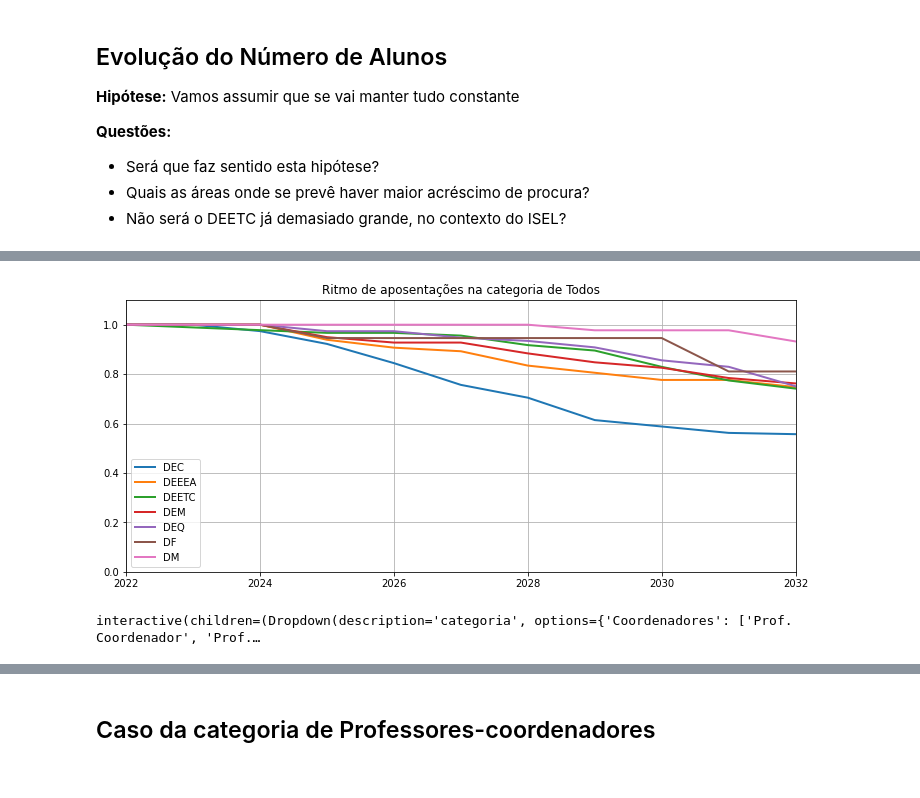
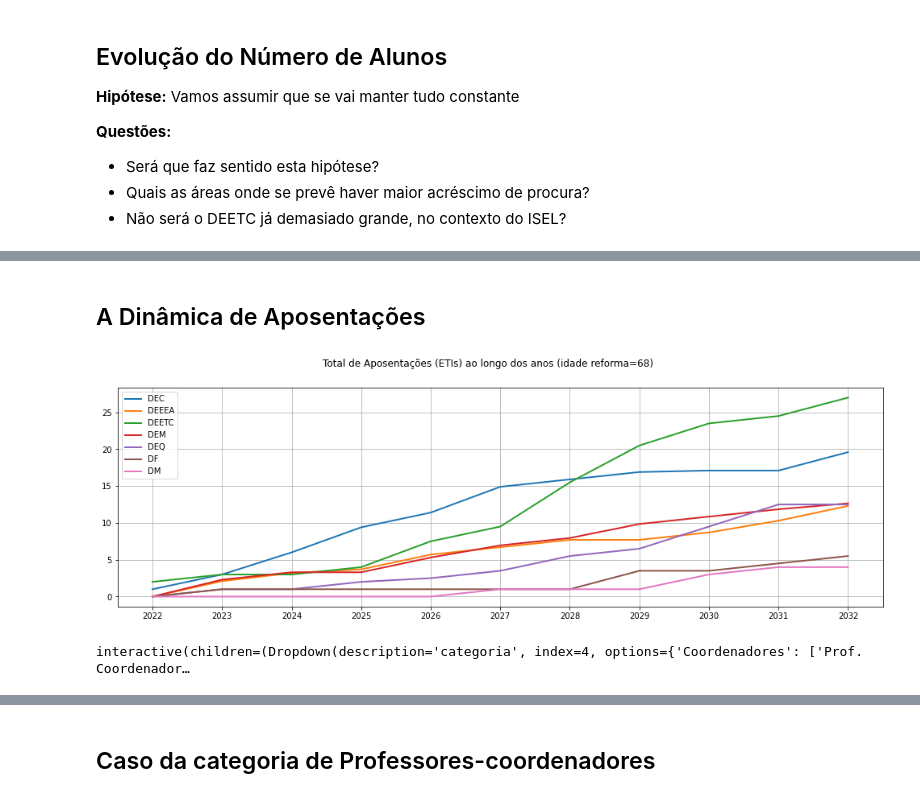
Before and after one commit to arjoca/RHDocentes, a Jupyter notebook: RHDocentes_Futuro.ipynb, the cells around one changed output, grey strips where cells are left out. Cells and saved outputs as stored; diff of their text form; code cells hidden in the pictures.

```diff
--- a/RHDocentes_Futuro.ipynb
+++ b/RHDocentes_Futuro.ipynb
@@ -154,5 +135,17 @@ IDADE_REFORMA = 70
-# %%
-# Evolução relativa dos ETIs
-time_evolution_eti(cat_todas, LST_ANOS, plot=True)
-# %% [output]
-[figure, removed]
+# %% [markdown]
+## A Dinâmica de Aposentações
+# %%
+# Total de aprosentações (ETIs) ao longo dos anos
+idade_reforma = 68
+df = pd.DataFrame(columns=LISTA_DEPTS)
+for ano in LST_ANOS:
+  ap, at = aposentados_e_ativos(docentes, ano, idade_reforma)
+  df.loc[ano,:] = ap.groupby(['Departamento'])['ETI'].sum()
+df.fillna(0, inplace=True)
+fig, ax = plt.subplots(1, 1, figsize=(17,5))
+df.plot(ax=ax, linewidth=2)
+fig.suptitle(f'Total de Aposentações (ETIs) ao longo dos anos (idade reforma={idade_reforma})')
+ax.set_xticks(LST_ANOS)
+ax.grid(True)
+# %% [output]
+[figure, added]
@@ -159,10 +166,9 @@ time_evolution_eti(cat_todas, LST_ANOS, plot=True)
 # %%
-# Ritmo de aposentações na categoria (interativo)
-
+# Ritmo de aposentações para cada categoria (interativo)
 interact(time_evolution_eti, lst_anos=fixed(LST_ANOS), plot=fixed(True),
-         categoria=widgets.Dropdown(options=catgs, value=cat_prof_coord));
+         categoria=widgets.Dropdown(options=catgs, value=cat_todas), reforma=(67,70,1));
 # %% [output]
-interactive(children=(Dropdown(description='categoria', options={'Coordenadores': ['Prof. Coordenador', 'Prof.…
+interactive(children=(Dropdown(description='categoria', index=4, options={'Coordenadores': ['Prof. Coordenador…
 # %%
 # Figura estática
 Image('temp_image.png')
```
Also changed, not shown: parts of 10 cells of this notebook.
